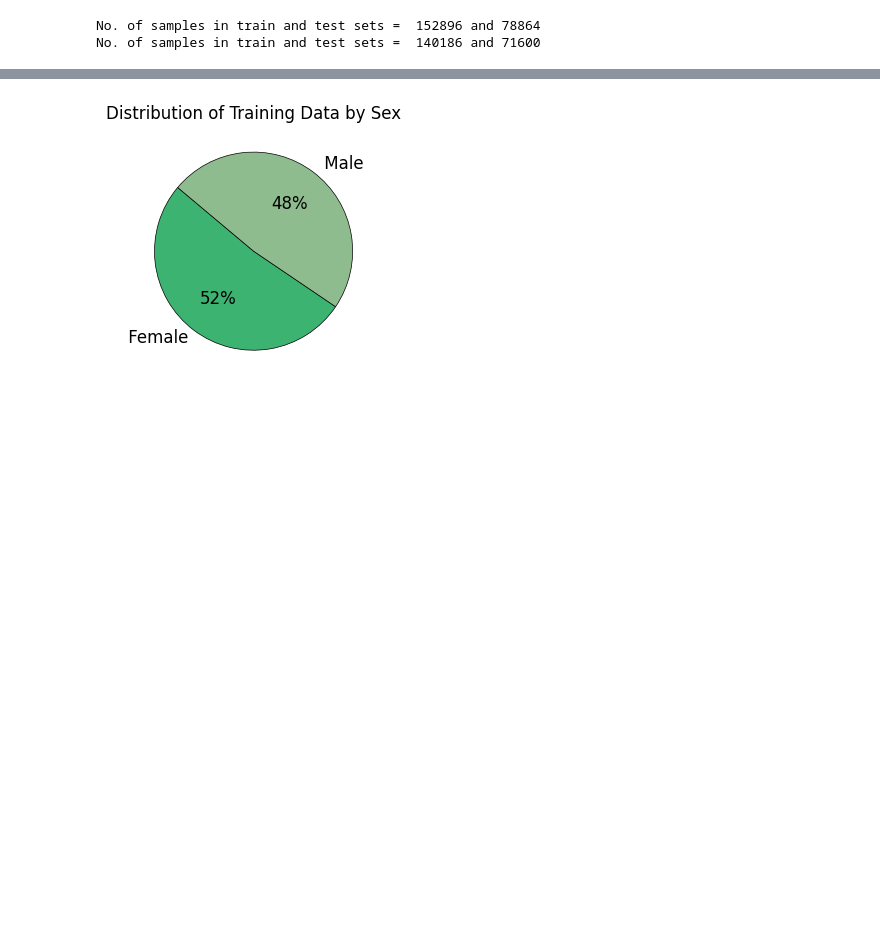
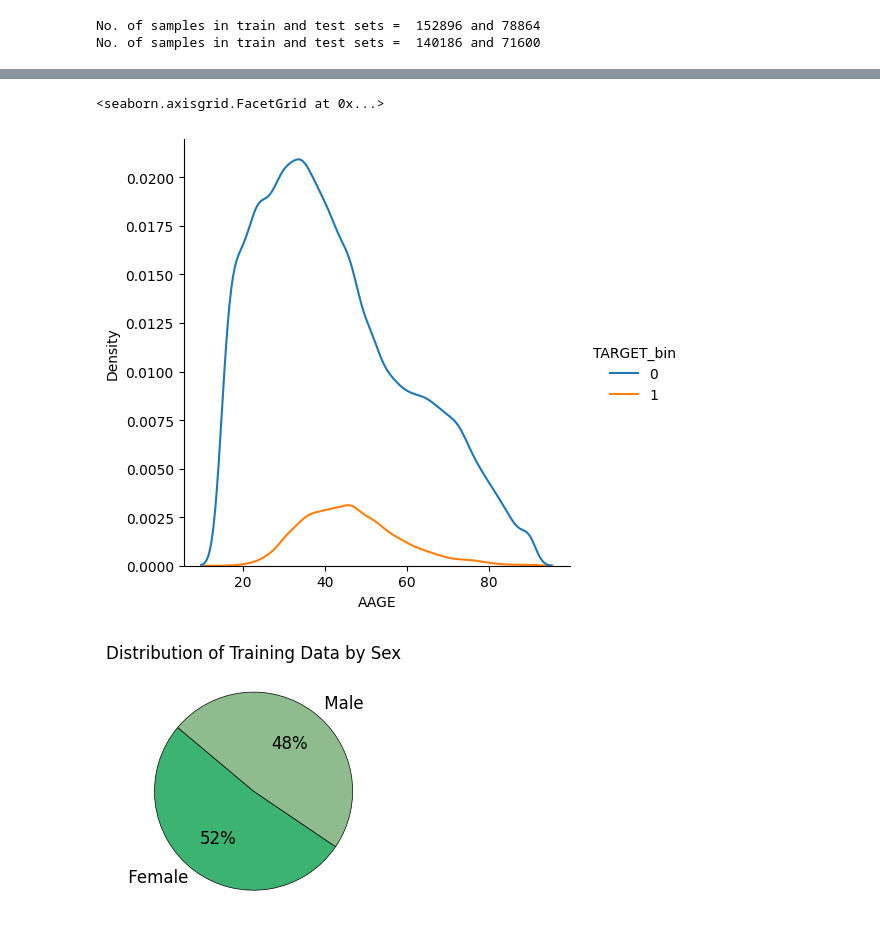
Before and after one commit to jedwingrove/US_census_income_task, a Jupyter notebook: Notebooks/WIP.ipynb, the cells around one changed output, grey strips where cells are left out. Drawn from its saved outputs; the diff is of its cells as text; code cells hidden in the pictures; blank space fills up the shorter version.

```diff
--- a/Notebooks/WIP.ipynb
+++ b/Notebooks/WIP.ipynb
@@ -260,4 +284,9 @@ print('No changes made to the age feature or train and test datasets')
 No changes made to the age feature or train and test datasets
+# %%
+sns.displot(df, x='AAGE', hue='TARGET_bin', kind="kde")
+# %% [output]
+<seaborn.axisgrid.FacetGrid at 0x...>
+[figure, added]
 # %%
 # Let's look at the distribution of sex across the target variable
 df=train_data.copy()
```
Also changed, not shown: parts of 1 cell of this notebook.
